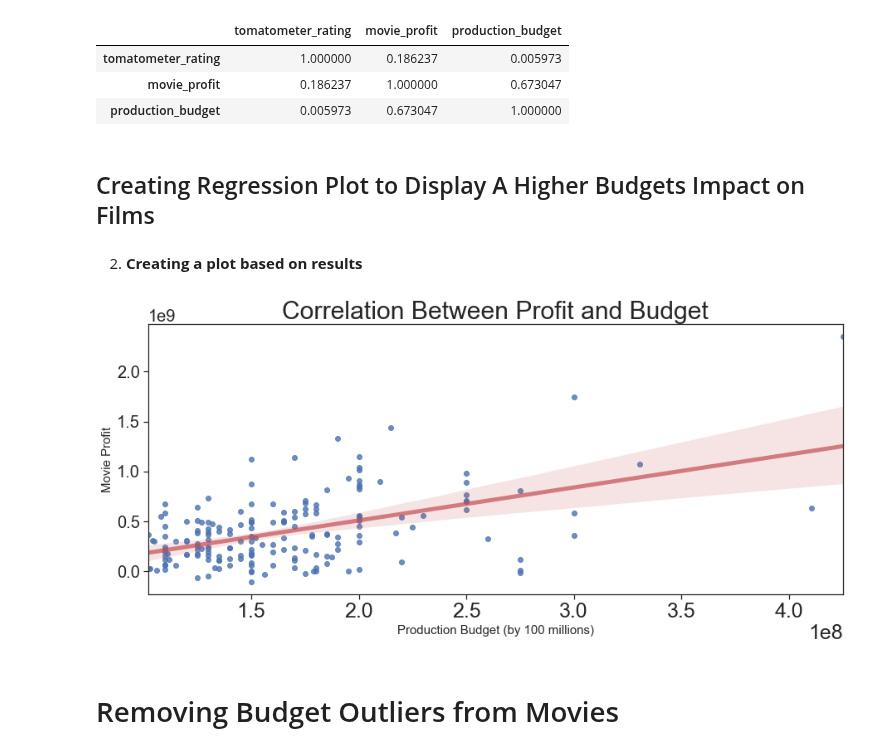
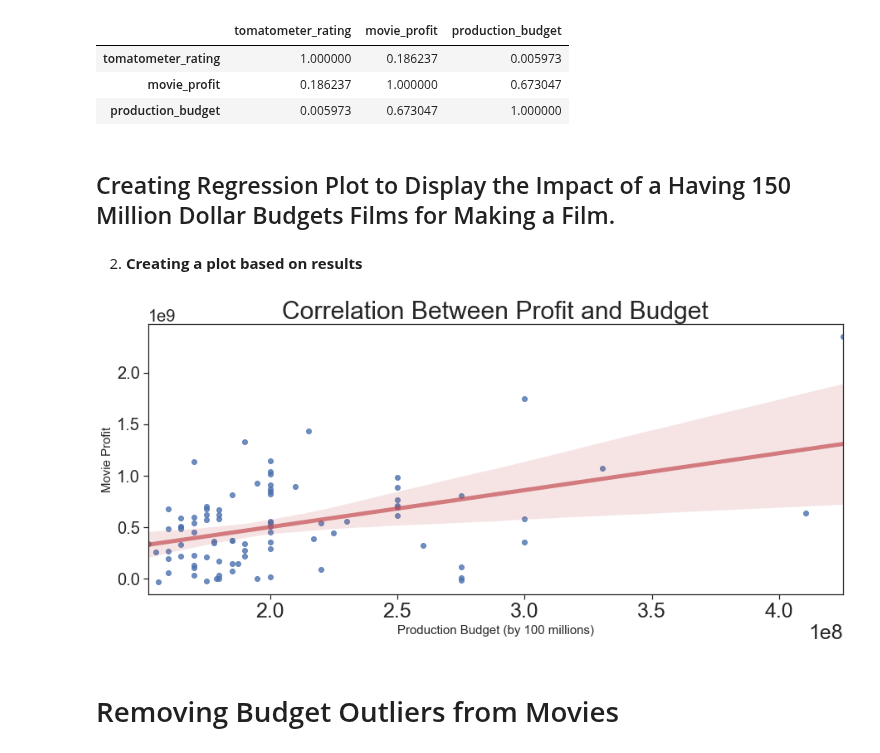
Before and after one commit to jchandleroneal/microsoft-movie-analysis, a Jupyter notebook: movie_analysis.ipynb, the cells around one changed output. Saved outputs shown, nothing was run; the diff lists cells and outputs as text; code cells hidden in the pictures.

```diff
--- a/movie_analysis.ipynb
+++ b/movie_analysis.ipynb
@@ -341,23 +341,23 @@ movie_actor_budget.corr()
 | movie_profit | 0.186237 | 1.000000 | 0.673047 |
 | production_budget | 0.005973 | 0.673047 | 1.000000 |
 # %% [markdown]
-## Creating Regression Plot to Display A Higher Budgets Impact on Films
+## Creating Regression Plot to Display the Impact of a Having 150 Million Dollar Budgets Films for Making a Film.
 # %% [markdown]
 2. **Creating a plot based on results**
 # %%
-viz_frame2 = movie_actor_budget[movie_actor_budget.production_budget > 100000000]
+viz_frame2 = movie_actor_budget[movie_actor_budget.production_budget > 150000000]
 x = viz_frame2.production_budget
 y = viz_frame2.movie_profit
 
 fig, ax = plt.subplots(figsize=(15,6))
 sns.regplot(x,y, line_kws={"color":"r","alpha":0.7,"lw":5})
 
 ax.set_title('Correlation Between Profit and Budget', fontsize=30)
 
 ax.set_xlabel('Production Budget (by 100 millions)', fontsize=15)
 ax.set_ylabel('Movie Profit', fontsize=15);
 # %% [output]
-[figure, old version]
+[figure, new version]
 # %% [markdown]
 # Removing Budget Outliers from Movies
 # %% [markdown]
```
